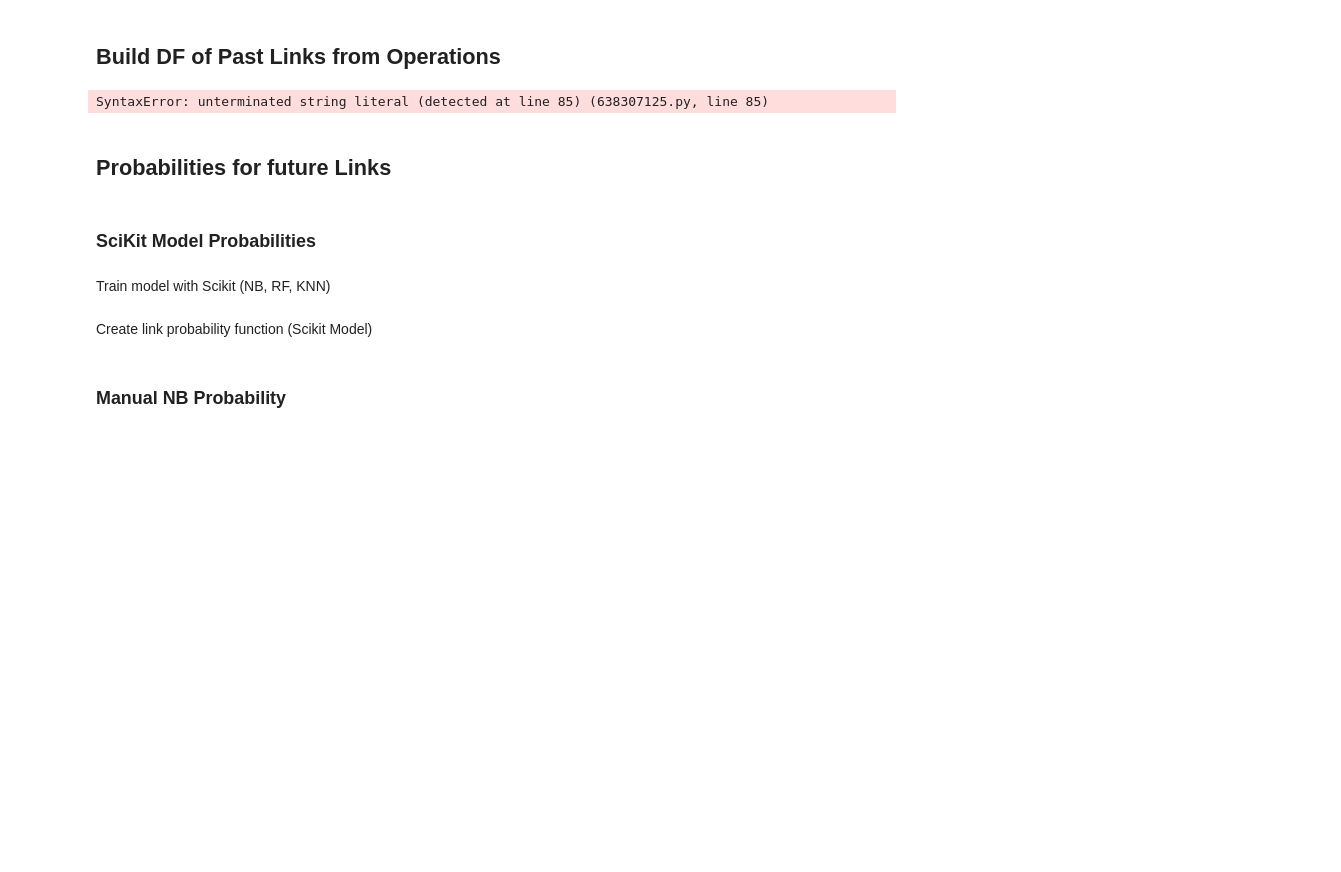
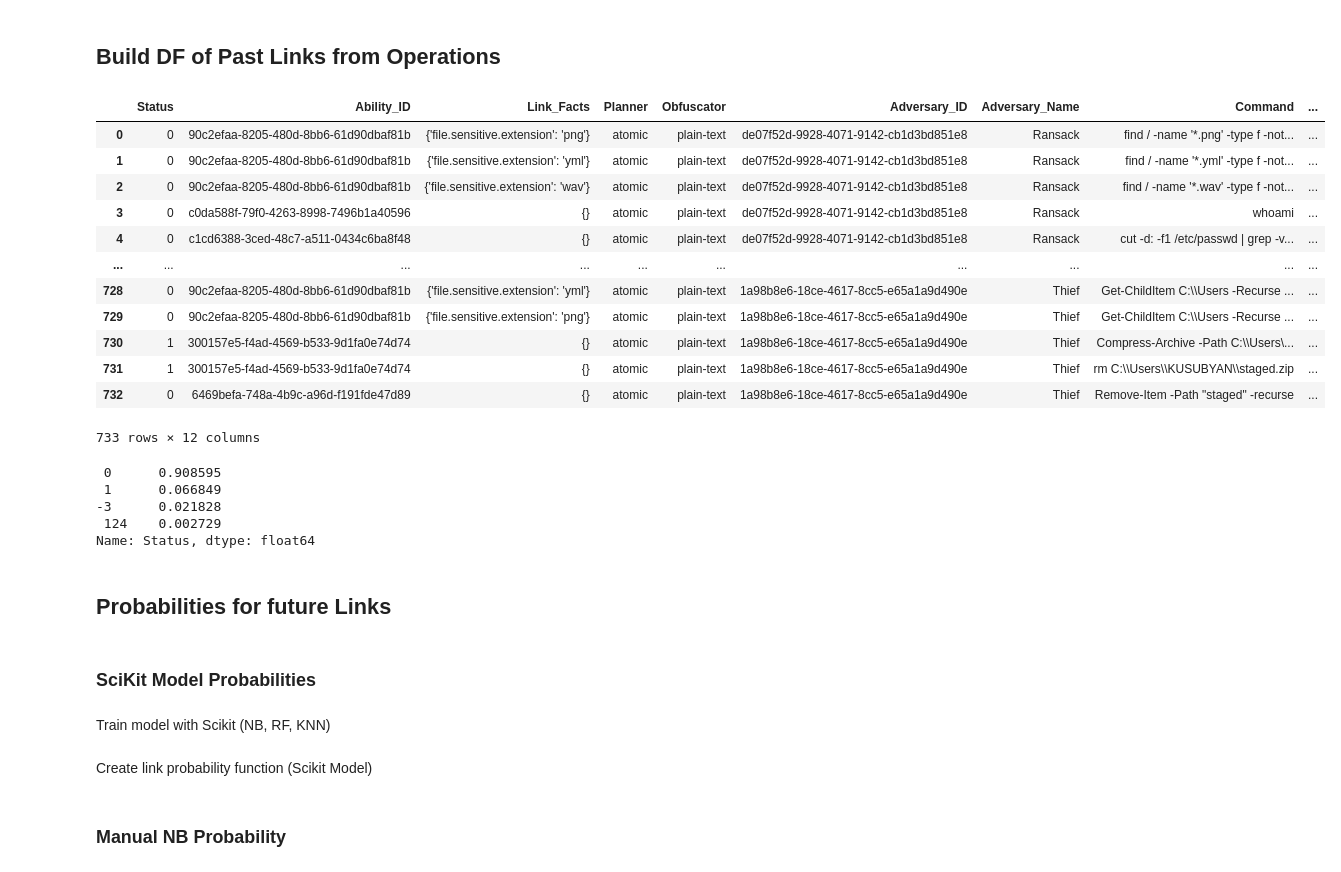
Before and after one commit to mitre/stockpile, a Jupyter notebook: app/NB_Model_Notebook.ipynb, the cells around one changed output. Drawn from its saved outputs; the diff is of its cells as text; code cells hidden in the pictures; blank space fills up the shorter version.

Commit message:
Feat: Dataframe Fact Querying and NB Manual Implementation

```diff
--- a/app/NB_Model_Notebook.ipynb
+++ b/app/NB_Model_Notebook.ipynb
@@ -217,36 +217,55 @@ for index, cur_op in op_data.iterrows():
                     useful_fact = False
                 if used_fact["trait"].startswith("domain.user."):
                     useful_fact = False
 
                 if useful_fact:
                     # save fact
-                    cur_used_global_facts[used_fact["trait"]] = used_fact["value"]
+                    cur_used_global_facts[str(used_fact["trait"])] = str(used_fact["value"])
 
         # save current usable facts
         usable_facts.append(cur_used_global_facts)
 
-# TODO:
 
 # create link success df from lists of data
 data_link_success = {
     "Status" : statuses,
     "Ability_ID" : ability_ids,
     "Link_Facts" : usable_facts,
     "Planner" : planners,
     "Obfuscator" : obfuscators,
     "Adversary_ID" : adversary_ids,
     "Adversary_Name" :  adversary_names,
     "Command" : commands,
     "Number_Facts" : num_facts_used,
     "Visibility_Score" : visibility_scores,
     "Executor_Platform" : executor_platforms,
     "Executor_Names" : executor_names
     }
 
 link_success_df = pandas.DataFrame(data_link_success)
 link_success_df
 # %% [output]
+|  | Status | Ability_ID | Link_Facts | Planner | Obfuscator | Adversary_ID | Adversary_Name | Command | ... |
+| 0 | 0 | 90c2efaa-8205-480d-8bb6-61d90dbaf81b | {'file.sensitive.extension': 'png'} | atomic | plain-text | de07f52d-9928-4071-9142-cb1d3bd851e8 | Ransack | find / -name '*.png' -type f -not... | ... |
+| 1 | 0 | 90c2efaa-8205-480d-8bb6-61d90dbaf81b | {'file.sensitive.extension': 'yml'} | atomic | plain-text | de07f52d-9928-4071-9142-cb1d3bd851e8 | Ransack | find / -name '*.yml' -type f -not... | ... |
+| 2 | 0 | 90c2efaa-8205-480d-8bb6-61d90dbaf81b | {'file.sensitive.extension': 'wav'} | atomic | plain-text | de07f52d-9928-4071-9142-cb1d3bd851e8 | Ransack | find / -name '*.wav' -type f -not... | ... |
+| 3 | 0 | c0da588f-79f0-4263-8998-7496b1a40596 | {} | atomic | plain-text | de07f52d-9928-4071-9142-cb1d3bd851e8 | Ransack | whoami | ... |
+| 4 | 0 | c1cd6388-3ced-48c7-a511-0434c6ba8f48 | {} | atomic | plain-text | de07f52d-9928-4071-9142-cb1d3bd851e8 | Ransack | cut -d: -f1 /etc/passwd | grep -v... | ... |
+| ... | ... | ... | ... | ... | ... | ... | ... | ... | ... |
+| 728 | 0 | 90c2efaa-8205-480d-8bb6-61d90dbaf81b | {'file.sensitive.extension': 'yml'} | atomic | plain-text | 1a98b8e6-18ce-4617-8cc5-e65a1a9d490e | Thief | Get-ChildItem C:\\Users -Recurse ... | ... |
+| 729 | 0 | 90c2efaa-8205-480d-8bb6-61d90dbaf81b | {'file.sensitive.extension': 'png'} | atomic | plain-text | 1a98b8e6-18ce-4617-8cc5-e65a1a9d490e | Thief | Get-ChildItem C:\\Users -Recurse ... | ... |
+| 730 | 1 | 300157e5-f4ad-4569-b533-9d1fa0e74d74 | {} | atomic | plain-text | 1a98b8e6-18ce-4617-8cc5-e65a1a9d490e | Thief | Compress-Archive -Path C:\\Users\... | ... |
+| 731 | 1 | 300157e5-f4ad-4569-b533-9d1fa0e74d74 | {} | atomic | plain-text | 1a98b8e6-18ce-4617-8cc5-e65a1a9d490e | Thief | rm C:\\Users\\KUSUBYAN\\staged.zip | ... |
+| 732 | 0 | 6469befa-748a-4b9c-a96d-f191fde47d89 | {} | atomic | plain-text | 1a98b8e6-18ce-4617-8cc5-e65a1a9d490e | Thief | Remove-Item -Path "staged" -recurse | ... |
-SyntaxError: unterminated string literal (detected at line 85) (638307125.py, line 85)
+733 rows × 12 columns
+# %%
+link_success_df['Status'].value_counts(normalize=True)
+# %% [output]
+ 0      0.908595
+ 1      0.066849
+-3      0.021828
+ 124    0.002729
+Name: Status, dtype: float64
 # %% [markdown]
 ## Probabilities for future Links
 # %% [markdown]
```
Also changed, not shown: parts of 6 cells of this notebook.
